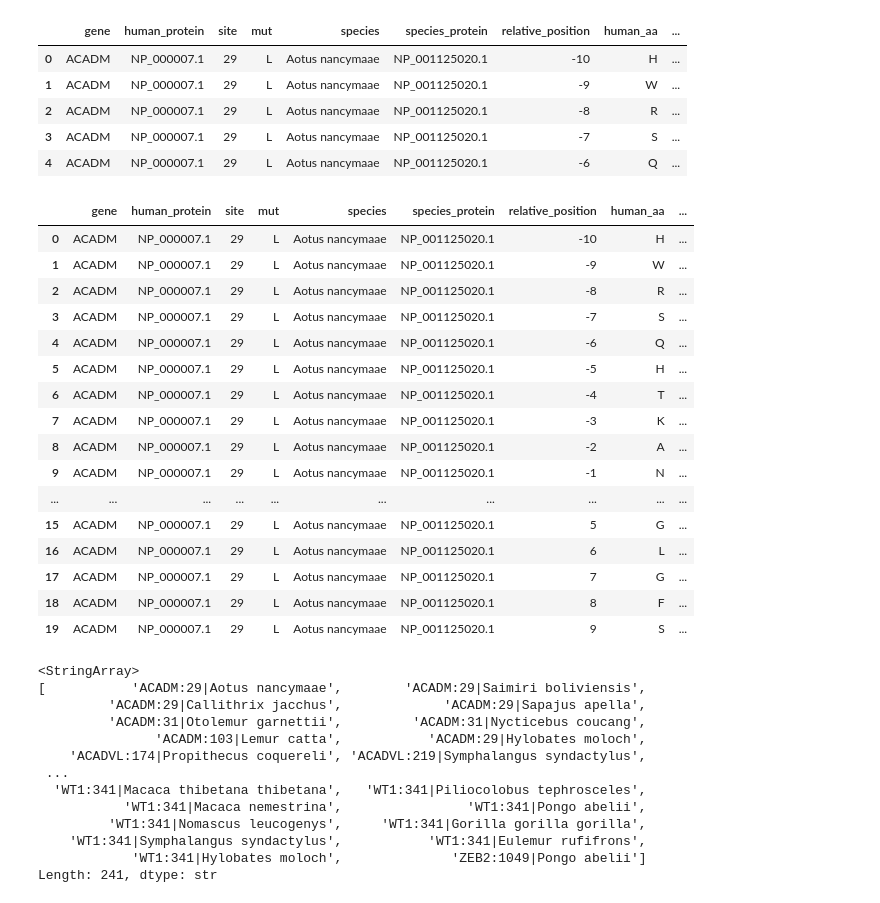
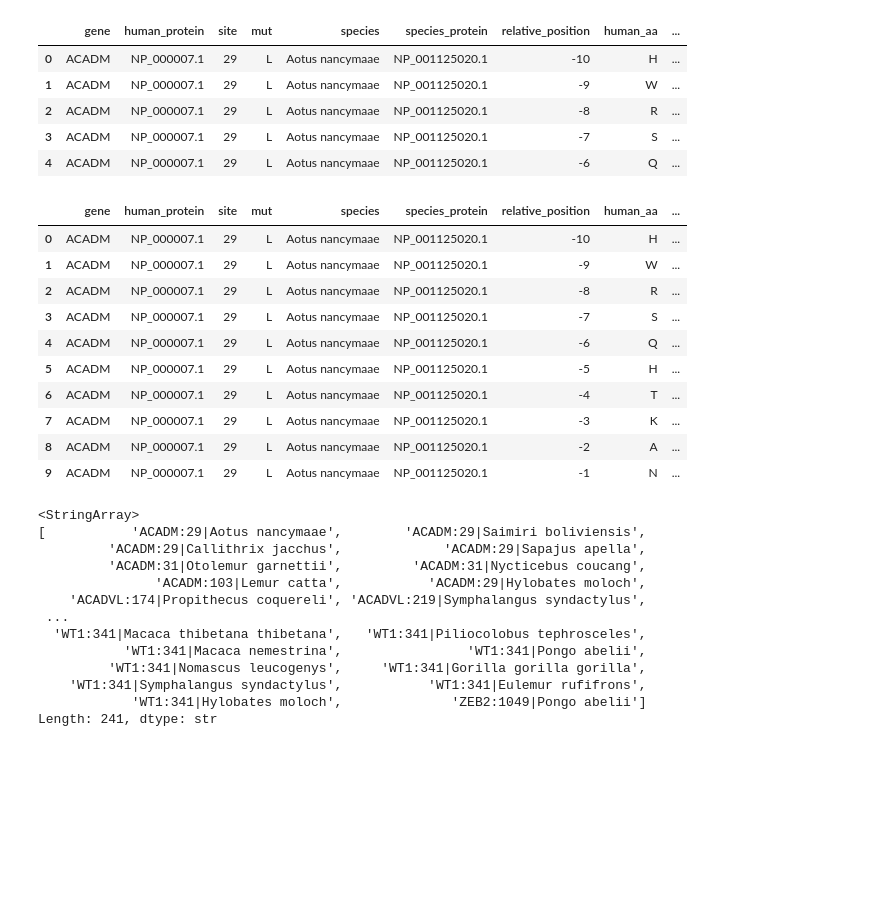
Before and after one commit to rbazev/kondrashov, a Jupyter notebook: validation_viz Mary.ipynb, the cells around one changed output. Drawn from its saved outputs; the diff is of its cells as text; code cells hidden in the pictures; blank space fills up the shorter version.

```diff
--- a/validation_viz Mary.ipynb
+++ b/validation_viz Mary.ipynb
@@ -146,25 +148,19 @@ flanking_df["identifier"] = (flanking_df["gene"].astype(str)
                              + flanking_df["species"].astype(str)
                              )
 # %%
-flanking_df.head(20)
+flanking_df.head(10)
 # %% [output]
 |  | gene | human_protein | site | mut | species | species_protein | relative_position | human_aa | ... |
 | 0 | ACADM | NP_000007.1 | 29 | L | Aotus nancymaae | NP_001125020.1 | -10 | H | ... |
 | 1 | ACADM | NP_000007.1 | 29 | L | Aotus nancymaae | NP_001125020.1 | -9 | W | ... |
 | 2 | ACADM | NP_000007.1 | 29 | L | Aotus nancymaae | NP_001125020.1 | -8 | R | ... |
 | 3 | ACADM | NP_000007.1 | 29 | L | Aotus nancymaae | NP_001125020.1 | -7 | S | ... |
 | 4 | ACADM | NP_000007.1 | 29 | L | Aotus nancymaae | NP_001125020.1 | -6 | Q | ... |
 | 5 | ACADM | NP_000007.1 | 29 | L | Aotus nancymaae | NP_001125020.1 | -5 | H | ... |
 | 6 | ACADM | NP_000007.1 | 29 | L | Aotus nancymaae | NP_001125020.1 | -4 | T | ... |
 | 7 | ACADM | NP_000007.1 | 29 | L | Aotus nancymaae | NP_001125020.1 | -3 | K | ... |
 | 8 | ACADM | NP_000007.1 | 29 | L | Aotus nancymaae | NP_001125020.1 | -2 | A | ... |
 | 9 | ACADM | NP_000007.1 | 29 | L | Aotus nancymaae | NP_001125020.1 | -1 | N | ... |
-| ... | ... | ... | ... | ... | ... | ... | ... | ... | ... |
-| 15 | ACADM | NP_000007.1 | 29 | L | Aotus nancymaae | NP_001125020.1 | 5 | G | ... |
-| 16 | ACADM | NP_000007.1 | 29 | L | Aotus nancymaae | NP_001125020.1 | 6 | L | ... |
-| 17 | ACADM | NP_000007.1 | 29 | L | Aotus nancymaae | NP_001125020.1 | 7 | G | ... |
-| 18 | ACADM | NP_000007.1 | 29 | L | Aotus nancymaae | NP_001125020.1 | 8 | F | ... |
-| 19 | ACADM | NP_000007.1 | 29 | L | Aotus nancymaae | NP_001125020.1 | 9 | S | ... |
 # %%
 rows = flanking_df["identifier"].unique()
 rows
```
Also changed, not shown: parts of 4 cells of this notebook, 3 other files.
